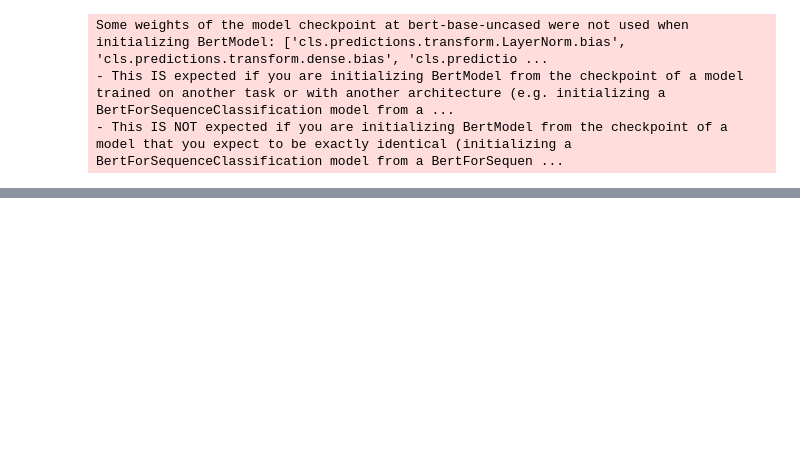
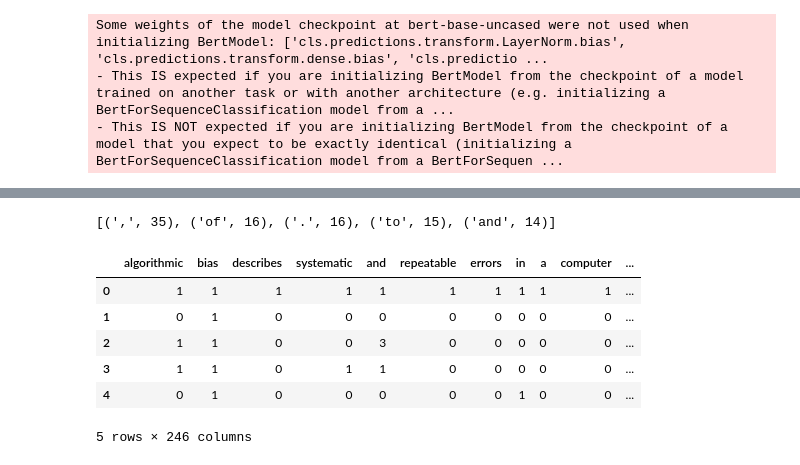
Before and after one commit to koad7/NLP_PYTORCH, a Jupyter notebook: Unsupervised_NER_With_embedding.ipynb, the cells around one changed output, grey strips where cells are left out. Drawn from its saved outputs; the diff is of its cells as text; code cells hidden in the pictures; blank space fills up the shorter version.

```diff
--- a/Unsupervised_NER_With_embedding.ipynb
+++ b/Unsupervised_NER_With_embedding.ipynb
@@ -244,0 +257,26 @@ Some weights of the model checkpoint at bert-base-uncased were not used when ini
+# %%
+tokens = [tok.text for tok in nlp(bias_intro)]
+counts = Counter(tokens)
+counts.most_common(5)
+# %% [output]
+[(',', 35), ('of', 16), ('.', 16), ('to', 15), ('and', 14)]
+# %%
+docs = [nlp(s) for s in bias_intro.split('\n') if s.strip()]
+# %%
+counts = []
+for doc in docs:
+  counts.append(Counter([t.text.lower() for t in doc]))
+# %%
+df = pd.DataFrame(counts)
+# %%
+df = df.fillna(0).astype(int)
+# %%
+df.head()
+# %% [output]
+|  | algorithmic | bias | describes | systematic | and | repeatable | errors | in | a | computer | ... |
+| 0 | 1 | 1 | 1 | 1 | 1 | 1 | 1 | 1 | 1 | 1 | ... |
+| 1 | 0 | 1 | 0 | 0 | 0 | 0 | 0 | 0 | 0 | 0 | ... |
+| 2 | 1 | 1 | 0 | 0 | 3 | 0 | 0 | 0 | 0 | 0 | ... |
+| 3 | 1 | 1 | 0 | 1 | 1 | 0 | 0 | 0 | 0 | 0 | ... |
+| 4 | 0 | 1 | 0 | 0 | 0 | 0 | 0 | 1 | 0 | 0 | ... |
+5 rows × 246 columns
```
Also changed, not shown: parts of 58 cells of this notebook.
